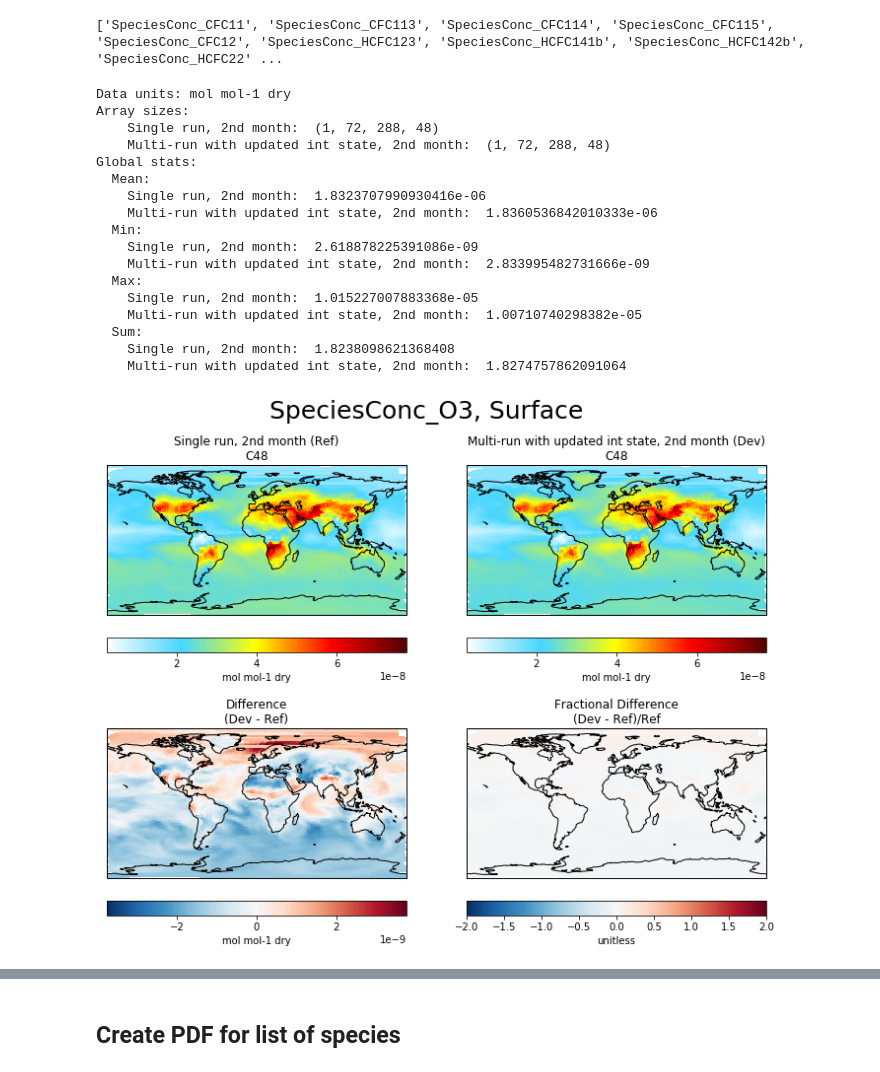
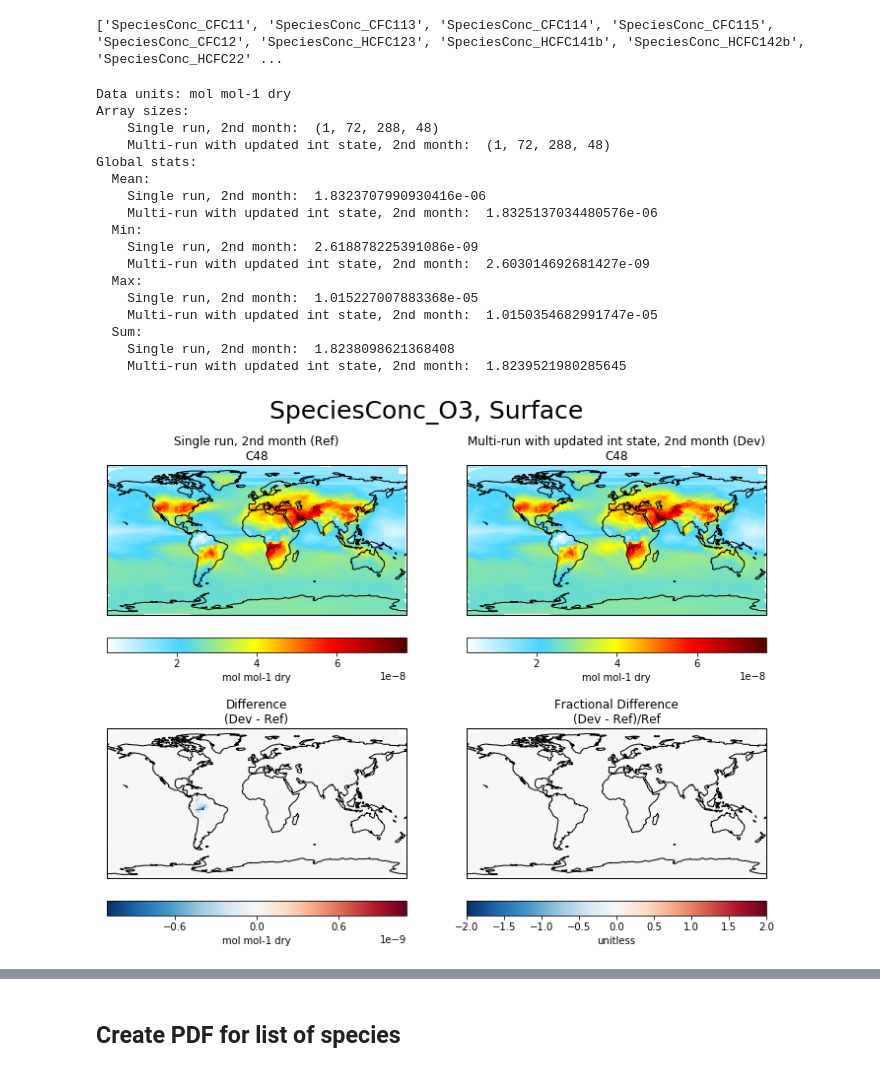
Before and after one commit to lizziel/geoschem_data_visualization, a Jupyter notebook: gchp_vs_gchp_comparison.ipynb, the cells around one changed output, grey strips where cells are left out. Saved outputs shown, nothing was run; the diff lists cells and outputs as text; code cells hidden in the pictures.

Commit message:
Add GCHP checkpoint file comparison to gchp vs gchp comparison notebook
Signed-off-by: Lizzie Lundgren <elundgren@seas.harvard.edu>

```diff
--- a/gchp_vs_gchp_comparison.ipynb
+++ b/gchp_vs_gchp_comparison.ipynb
@@ -30,10 +33,11 @@ testdir = '/Users/lizzielundgren/gc/benchmark/multirun'
 
 # Ref and dev run output directories
 refdir = os.path.join(testdir,'single')
-devdir = os.path.join(testdir,'multi_add2intstate')
+devdir = os.path.join(testdir,'multi_add2intstate_chkptRst')
 
 # Ref and dev strings (for use in plots and messages)
 refstr='Single run, 2nd month'
+#devstr='Multi-run with updated int state, 2nd month'
 devstr='Multi-run with updated int state, 2nd month'
 
 # Set directory to store plots
@@ -65,0 +100,6 @@ GCHP.SpeciesConc_avg.20160816_1200z.nc4
+# %%
+varlist = commonvars
+pdfname = os.path.join(plotsdir,'Checkpoint_20160901_Surface.pdf')
+gcpy.compare_gchp_single_level(refdata, refstr, devdata, devstr, varlist=varlist, ilev=0,
+                     weightsdir=weightsdir, savepdf=True, pdfname=pdfname, flip_vert=True )
+gcpy.add_bookmarks_to_pdf( pdfname, varlist)
@@ -65,0 +109,7 @@ GCHP.SpeciesConc_avg.20160816_1200z.nc4
+# %%
+# Zonal mean
+varlist = commonvars3D
+pdfname = os.path.join(plotsdir,'Checkpoint_20160901_ZonalMean.pdf'.format(collection))
+gcpy.compare_gchp_zonal_mean(refdata, refstr, devdata, devstr, varlist=varlist,
+                   weightsdir=weightsdir, savepdf=True, pdfname=pdfname )
+gcpy.add_bookmarks_to_pdf( pdfname, varlist)
@@ -94,20 +160,20 @@ Array sizes:
 Global stats:
   Mean:
     Single run, 2nd month:  1.8323707990930416e-06
-    Multi-run with updated int state, 2nd month:  1.8360536842010333e-06
+    Multi-run with updated int state, 2nd month:  1.8325137034480576e-06
   Min:
     Single run, 2nd month:  2.618878225391086e-09
-    Multi-run with updated int state, 2nd month:  2.833995482731666e-09
+    Multi-run with updated int state, 2nd month:  2.603014692681427e-09
   Max:
     Single run, 2nd month:  1.015227007883368e-05
-    Multi-run with updated int state, 2nd month:  1.00710740298382e-05
+    Multi-run with updated int state, 2nd month:  1.0150354682991747e-05
   Sum:
     Single run, 2nd month:  1.8238098621368408
-    Multi-run with updated int state, 2nd month:  1.8274757862091064
+    Multi-run with updated int state, 2nd month:  1.8239521980285645
 # %%
-gcpy.compare_gchp_single_level(refdata, refstr, devdata, devstr, varlist=[varname], weightsdir=weightsdir)
+gcpy.compare_gchp_single_level(refdata, refstr, devdata, devstr, ilev=0, varlist=[varname], weightsdir=weightsdir)
 # %% [output]
-[figure, old version]
+[figure, new version]
 # %%
 gcpy.compare_gchp_zonal_mean(refdata, refstr, devdata, devstr, varlist=[varname], weightsdir=weightsdir )
 # %% [output]
```
Also changed, not shown: parts of 12 cells of this notebook.
